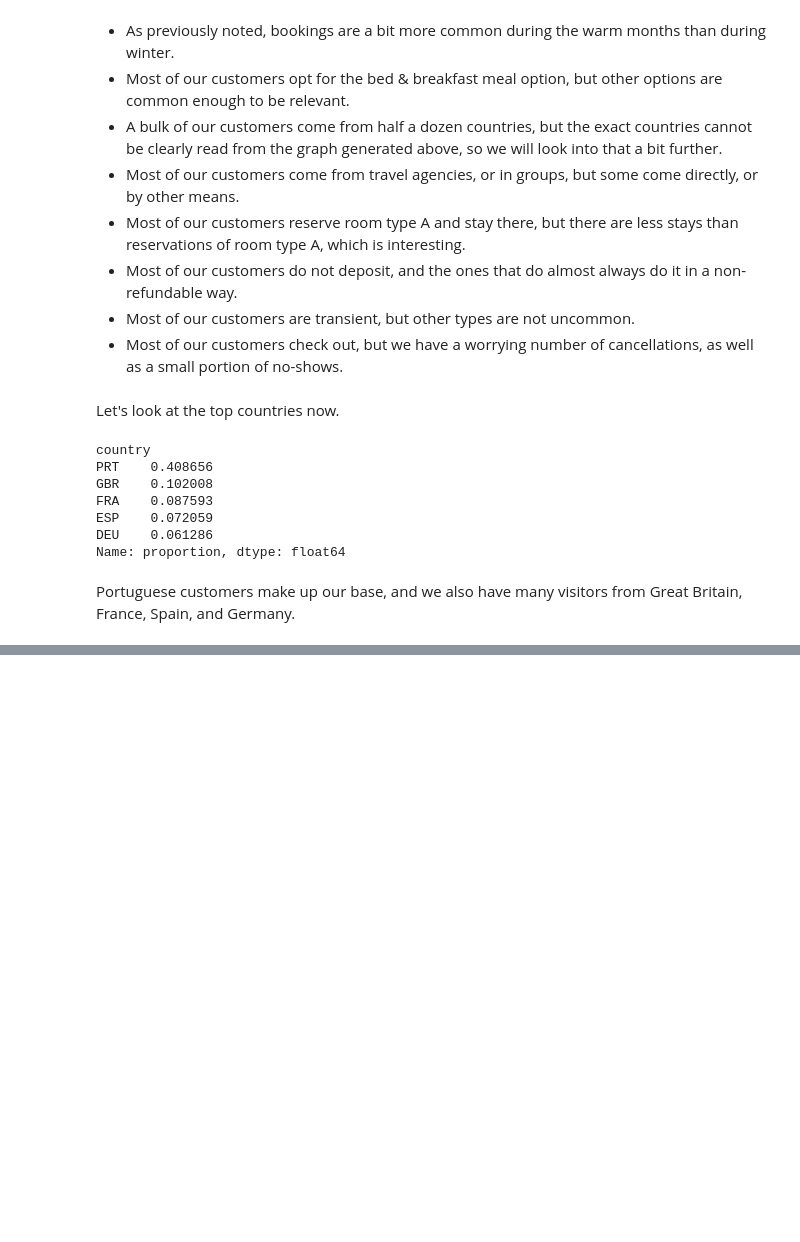
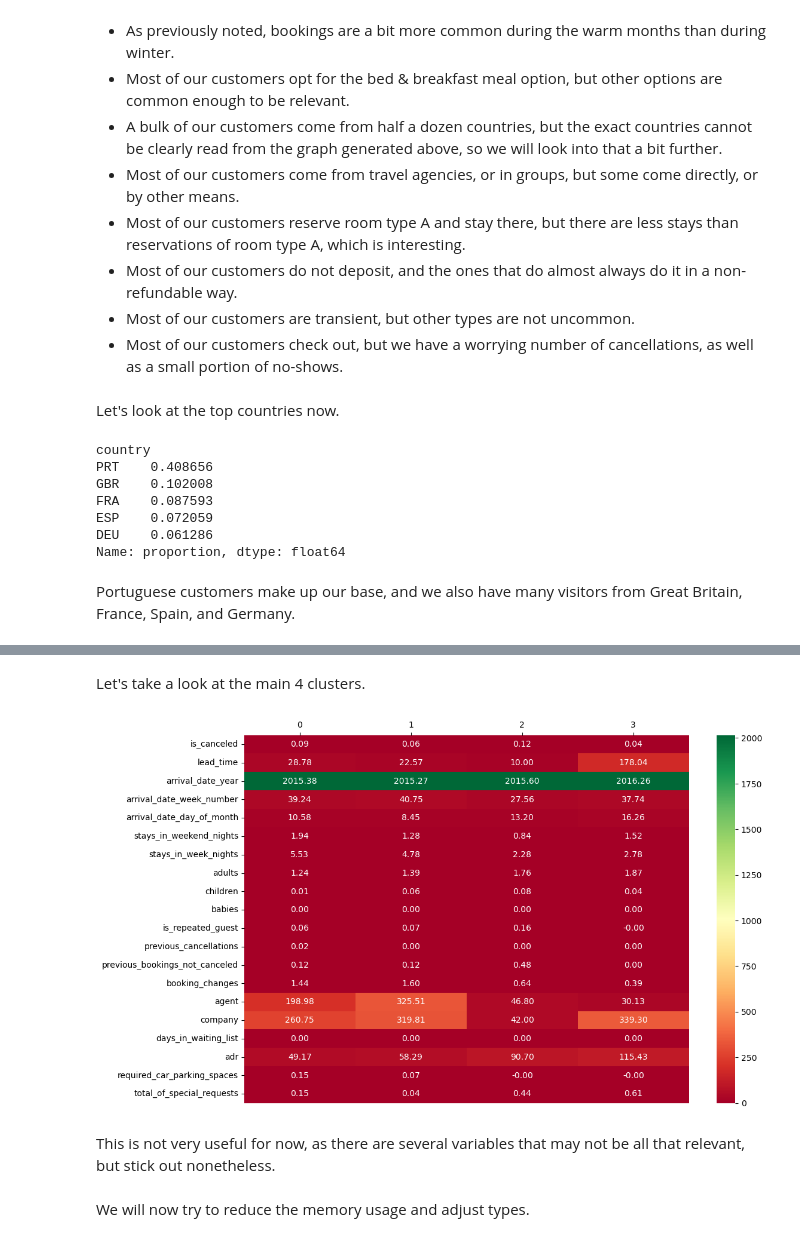
Before and after one commit to Sebastijan-Dominis/hotel_management, a Jupyter notebook: training/01 - EDA and Data Preparation.ipynb, the cells around one changed output, grey strips where cells are left out. Saved outputs shown, nothing was run; the diff lists cells and outputs as text; code cells hidden in the pictures; blank space fills up the shorter version.

```diff
--- a/training/01 - EDA and Data Preparation.ipynb
+++ b/training/01 - EDA and Data Preparation.ipynb
@@ -205,0 +238,25 @@ Portuguese customers make up our base, and we also have many visitors from Great
+# %% [markdown]
+Let's take a look at the main 4 clusters.
+# %%
+plt.figure(figsize=(12, 8))
+
+kmeans4 = KMeans(n_clusters=4, random_state=42, n_init=10)
+kmeans4.fit(numerical_data)
+
+ax = sns.heatmap(
+    pd.DataFrame(kmeans4.cluster_centers_, columns=numerical_data.columns).T,
+    annot=True,
+    cmap='RdYlGn',
+    fmt=".2f",
+    vmin=0
+)
+
+ax.xaxis.set_label_position("top")
+ax.xaxis.tick_top()
+plt.show();
+# %% [output]
+[figure, added]
+# %% [markdown]
+This is not very useful for now, as there are several variables that may not be all that relevant, but stick out nonetheless.
+# %% [markdown]
+We will now try to reduce the memory usage and adjust types.
```
Also changed, not shown: parts of 36 cells of this notebook, 1 other file.
